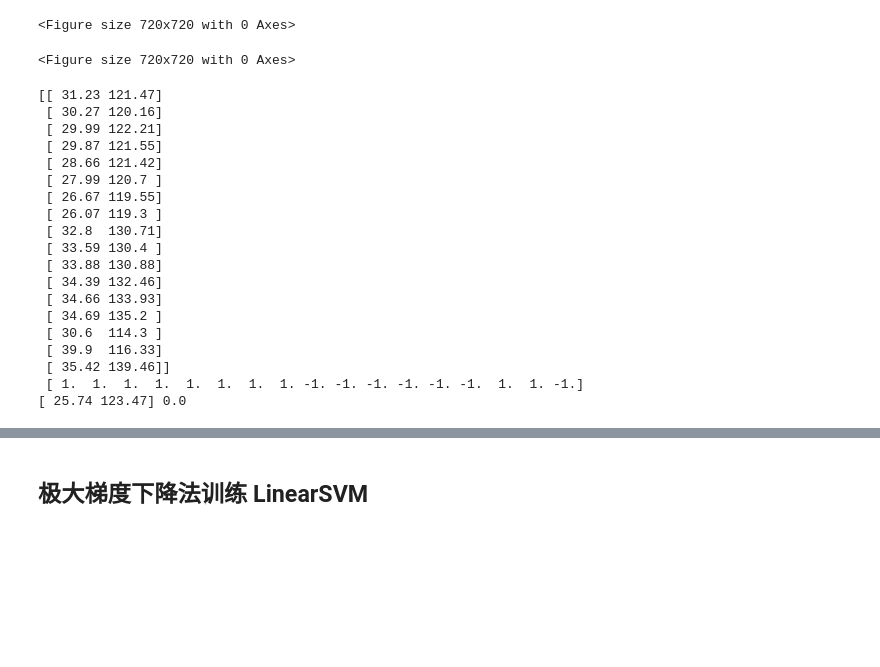
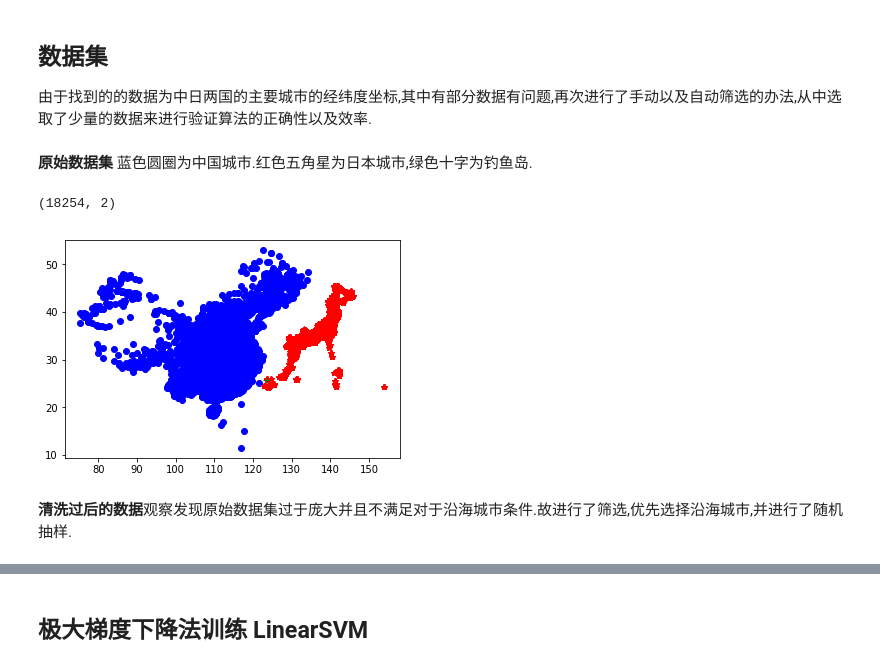
Before and after one commit to TobyYoung0412/PatternRecognition_Homework, a Jupyter notebook: SVM.ipynb, the cells around one changed output, grey strips where cells are left out. Drawn from its saved outputs; the diff is of its cells as text; code cells hidden in the pictures; blank space fills up the shorter version.

```diff
--- a/SVM.ipynb
+++ b/SVM.ipynb
@@ -6,38 +6,24 @@
+# %% [markdown]
+## 数据集
+由于找到的的数据为中日两国的主要城市的经纬度坐标,其中有部分数据有问题,再次进行了手动以及自动筛选的办法,从中选取了少量的数据来进行验证算法的正确性以及效率.
+# %% [markdown]
+**原始数据集**
+蓝色圆圈为中国城市.红色五角星为日本城市,绿色十字为钓鱼岛.
 # %%
 import numpy as np
 import matplotlib.pyplot as plt
 import numpy.random as rnd
-%matplotlib inline
-
-plt.figure(figsize=(10,10))
+import copy
-# %% [output]
-<Figure size 720x720 with 0 Axes>
-<Figure size 720x720 with 0 Axes>
-# %%
-X = np.loadtxt("cities.csv", delimiter=',', skiprows=2, usecols=(1,2))
-Y = np.loadtxt("cities.csv", delimiter=',', skiprows=2, usecols=(3))
-print(X,'\n',Y)
-
-test_X = np.loadtxt("cities.csv", delimiter=',', skiprows=1, usecols=(1,2))[0]
-test_Y = np.loadtxt("cities.csv", delimiter=',', skiprows=1, usecols=(3))[0]
-print(test_X,test_Y)
-# %% [output]
-[[ 31.23 121.47]
- [ 30.27 120.16]
- [ 29.99 122.21]
- [ 29.87 121.55]
- [ 28.66 121.42]
- [ 27.99 120.7 ]
- [ 26.67 119.55]
- [ 26.07 119.3 ]
- [ 32.8  130.71]
- [ 33.59 130.4 ]
- [ 33.88 130.88]
- [ 34.39 132.46]
- [ 34.66 133.93]
- [ 34.69 135.2 ]
- [ 30.6  114.3 ]
- [ 39.9  116.33]
- [ 35.42 139.46]]
- [ 1.  1.  1.  1.  1.  1.  1.  1. -1. -1. -1. -1. -1. -1.  1.  1. -1.]
-[ 25.74 123.47] 0.0
+# %%
+x = np.loadtxt("cities_all.csv", delimiter=',', skiprows=1, usecols=(1, 2))
+y = np.loadtxt("cities_all.csv", delimiter=',', skiprows=1, usecols=(3))
+print(x.shape)
+plt.plot(x[y == 1][:,0], x[y == 1][:,1],'bo')
+plt.plot(x[y == -1][:,0], x[y == -1][:,1],'r*')
+plt.plot(x[y == 0][:,0], x[y == 0][:,1],'g+')
+plt.show()
+# %% [output]
+(18254, 2)
+[figure, added]
+# %% [markdown]
+**清洗过后的数据**观察发现原始数据集过于庞大并且不满足对于沿海城市条件.故进行了筛选,优先选择沿海城市,并进行了随机抽样.
```
Also changed, not shown: parts of 21 cells of this notebook, 13 other files.
